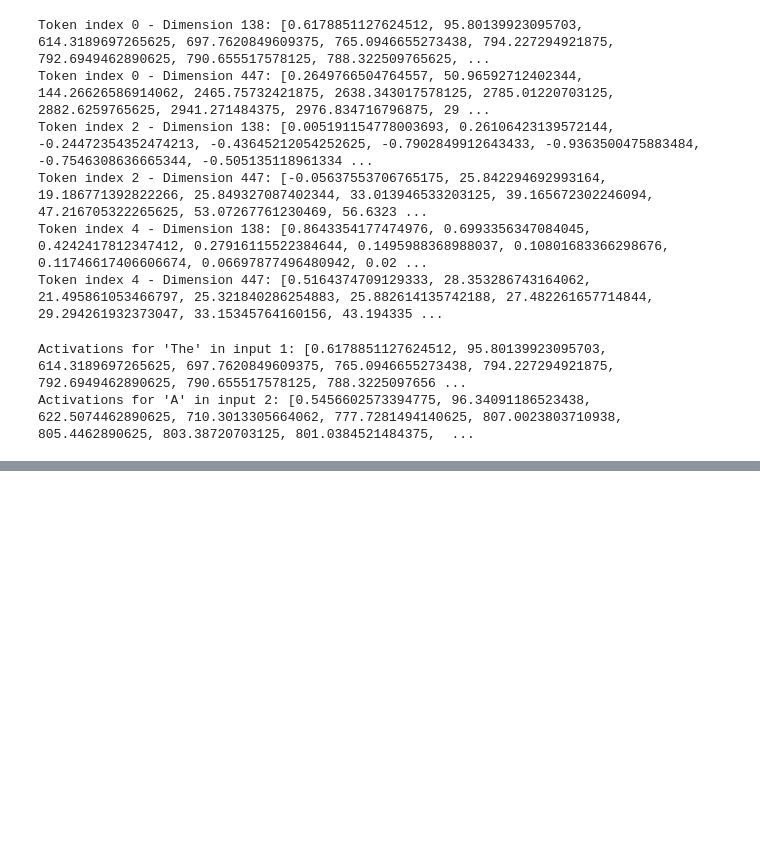
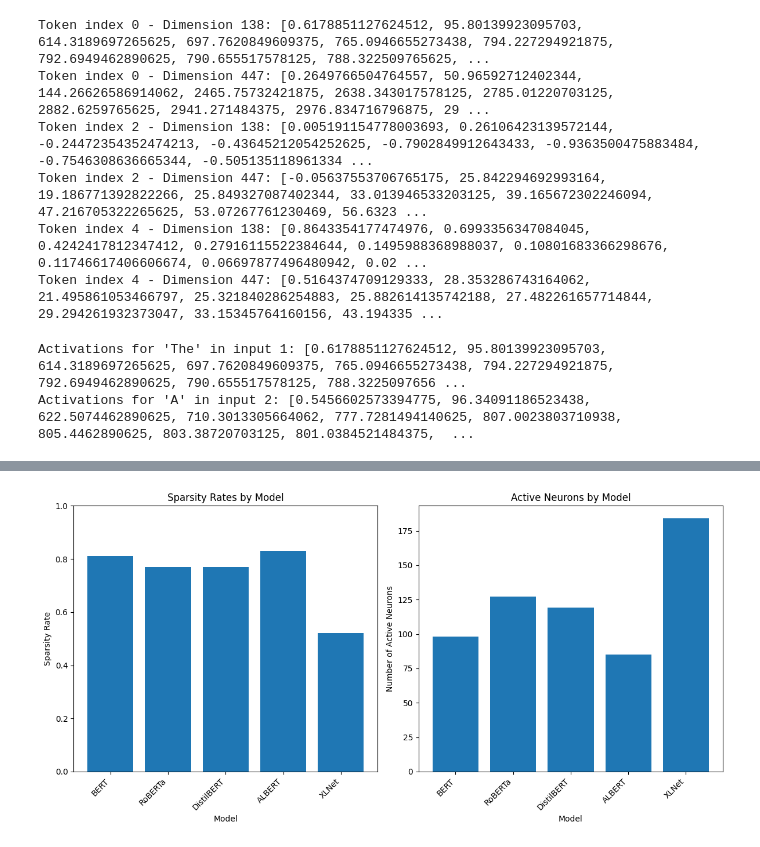
Before and after one commit to Saoudyahya/mechanistic-interpretability, a Jupyter notebook: mechanistic_interpretability.ipynb, the cells around one changed output, grey strips where cells are left out. Saved outputs shown, nothing was run; the diff lists cells and outputs as text; code cells hidden in the pictures; blank space fills up the shorter version.

```diff
--- a/mechanistic_interpretability.ipynb
+++ b/mechanistic_interpretability.ipynb
@@ -373,0 +988,41 @@ Activations for 'A' in input 2: [0.5456602573394775, 96.34091186523438, 622.5074
+# %%
+import matplotlib.pyplot as plt
+import numpy as np
+
+def plot_model_comparison(model_names, sparsity_rates, active_neurons):
+    plt.figure(figsize=(12, 6))
+
+    # Sparsity Plot
+    plt.subplot(1, 2, 1)
+    plt.bar(model_names, sparsity_rates)
+    plt.title('Sparsity Rates by Model')
+    plt.xlabel('Model')
+    plt.ylabel('Sparsity Rate')
+    plt.ylim(0, 1)
+    plt.xticks(rotation=45, ha='right')
+
+    # Active Neurons Plot
+    plt.subplot(1, 2, 2)
+    plt.bar(model_names, active_neurons)
+    plt.title('Active Neurons by Model')
+    plt.xlabel('Model')
+    plt.ylabel('Number of Active Neurons')
+    plt.xticks(rotation=45, ha='right')
+
+    plt.tight_layout()
+    plt.show()
+
+# Data from previous results
+model_names = [
+    'BERT',
+    'RoBERTa',
+    'DistilBERT',
+    'ALBERT',
+    'XLNet'
+]
+sparsity_rates = [0.81, 0.77, 0.77, 0.83, 0.52]
+active_neurons = [98, 127, 119, 85, 184]
+
+plot_model_comparison(model_names, sparsity_rates, active_neurons)
+# %% [output]
+[figure, added]
```
Also changed, not shown: parts of 17 cells of this notebook.
